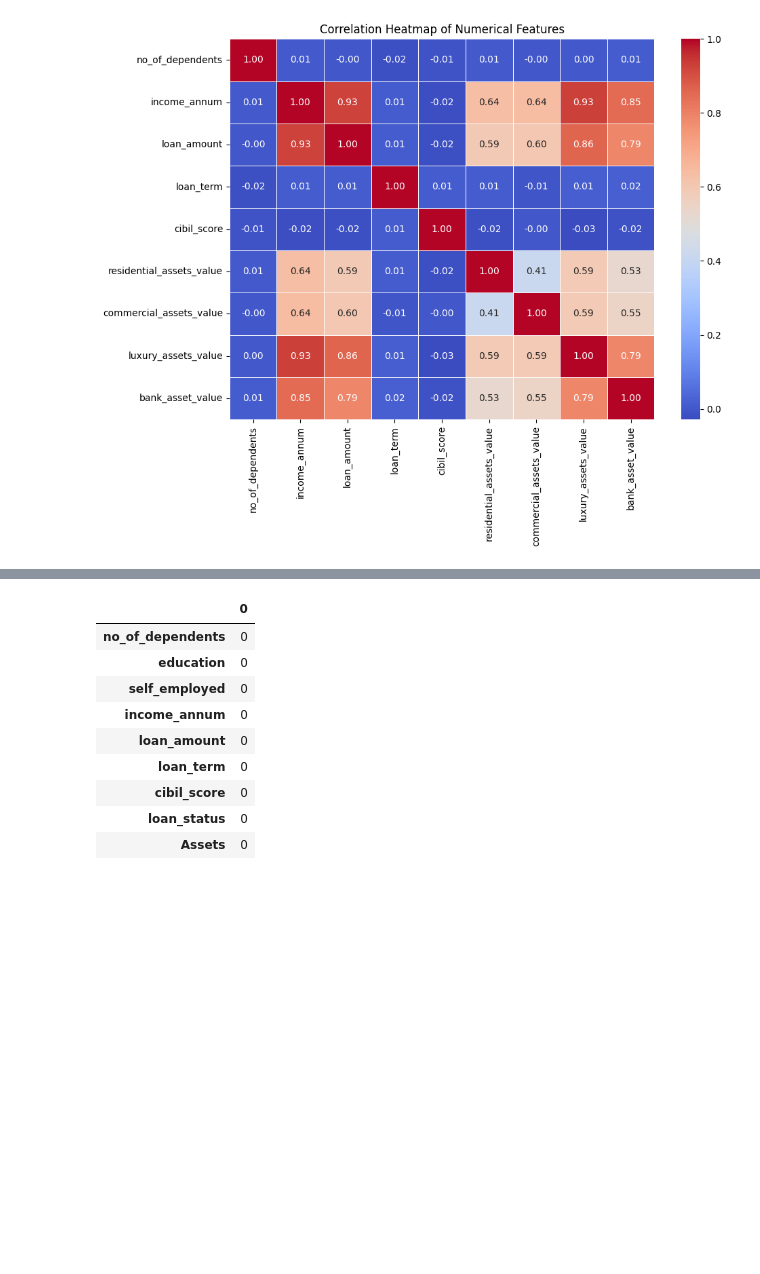
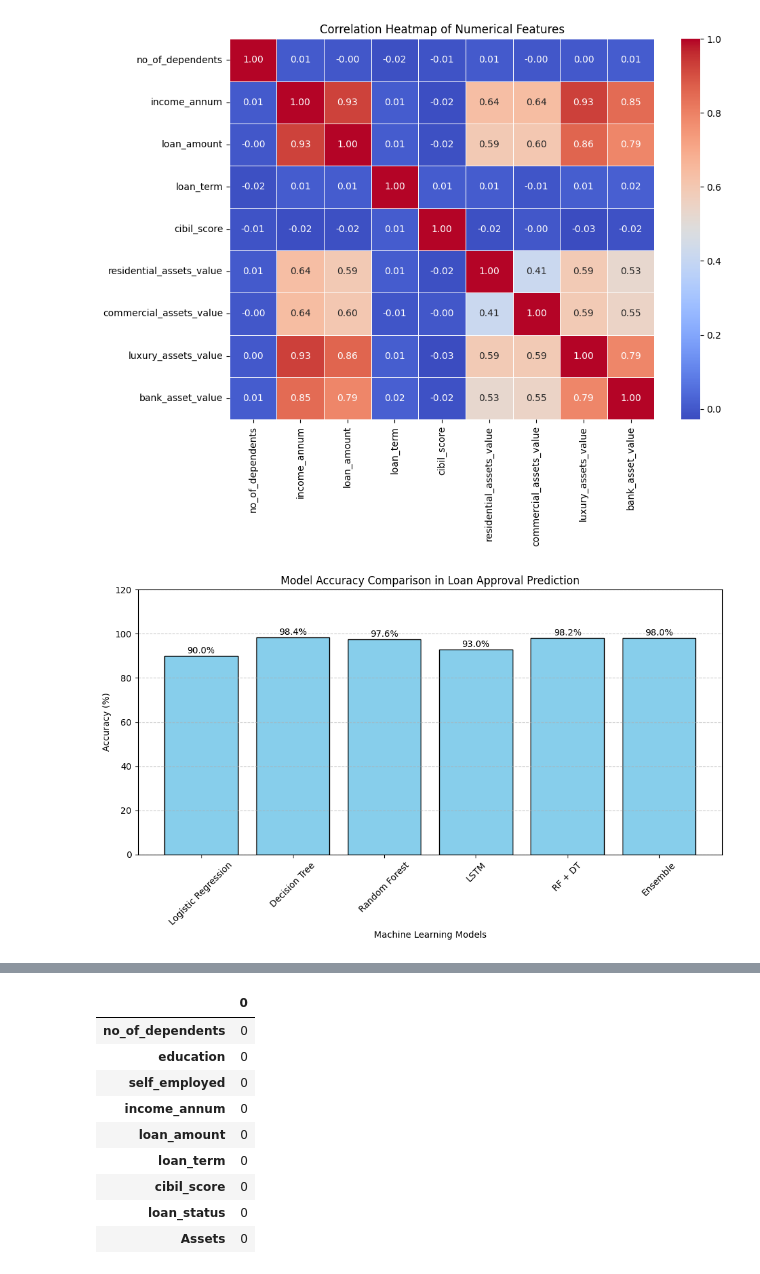
Before and after one commit to saikiran2702/Loan-approval-Prediction, a Jupyter notebook: loan_approval.ipynb, the cells around one changed output, grey strips where cells are left out. Cells and saved outputs as stored; diff of their text form; code cells hidden in the pictures; blank space fills up the shorter version.

```diff
--- a/loan_approval.ipynb
+++ b/loan_approval.ipynb
@@ -273,6 +273,35 @@ plt.tight_layout()
 plt.show()
 # %% [output]
 [figure]
+# %%
+import matplotlib.pyplot as plt
+
+# Model names and their accuracies
+models = ['Logistic Regression', 'Decision Tree', 'Random Forest', 'LSTM', 'RF + DT', 'Ensemble']
+accuracies = [90.0, 98.4, 97.6, 93.0, 98.2, 98.0]  # You can modify these values as needed
+
+# Create the bar plot
+plt.figure(figsize=(10, 6))
+bars = plt.bar(models, accuracies, color='skyblue', edgecolor='black')
+
+# Add accuracy values on top of bars
+for bar in bars:
+    yval = bar.get_height()
+    plt.text(bar.get_x() + bar.get_width()/2.0, yval + 0.3, f'{yval}%', ha='center', va='bottom', fontsize=10)
+
+# Graph details
+plt.title('Model Accuracy Comparison in Loan Approval Prediction')
+plt.xlabel('Machine Learning Models')
+plt.ylabel('Accuracy (%)')
+plt.ylim(0, 120)
+plt.xticks(rotation=45)
+plt.grid(axis='y', linestyle='--', alpha=0.7)
+
+# Show the plot
+plt.tight_layout()
+plt.show()
+# %% [output]
+[figure, added]
 # %%
 from sklearn.preprocessing import LabelEncoder
 
```
